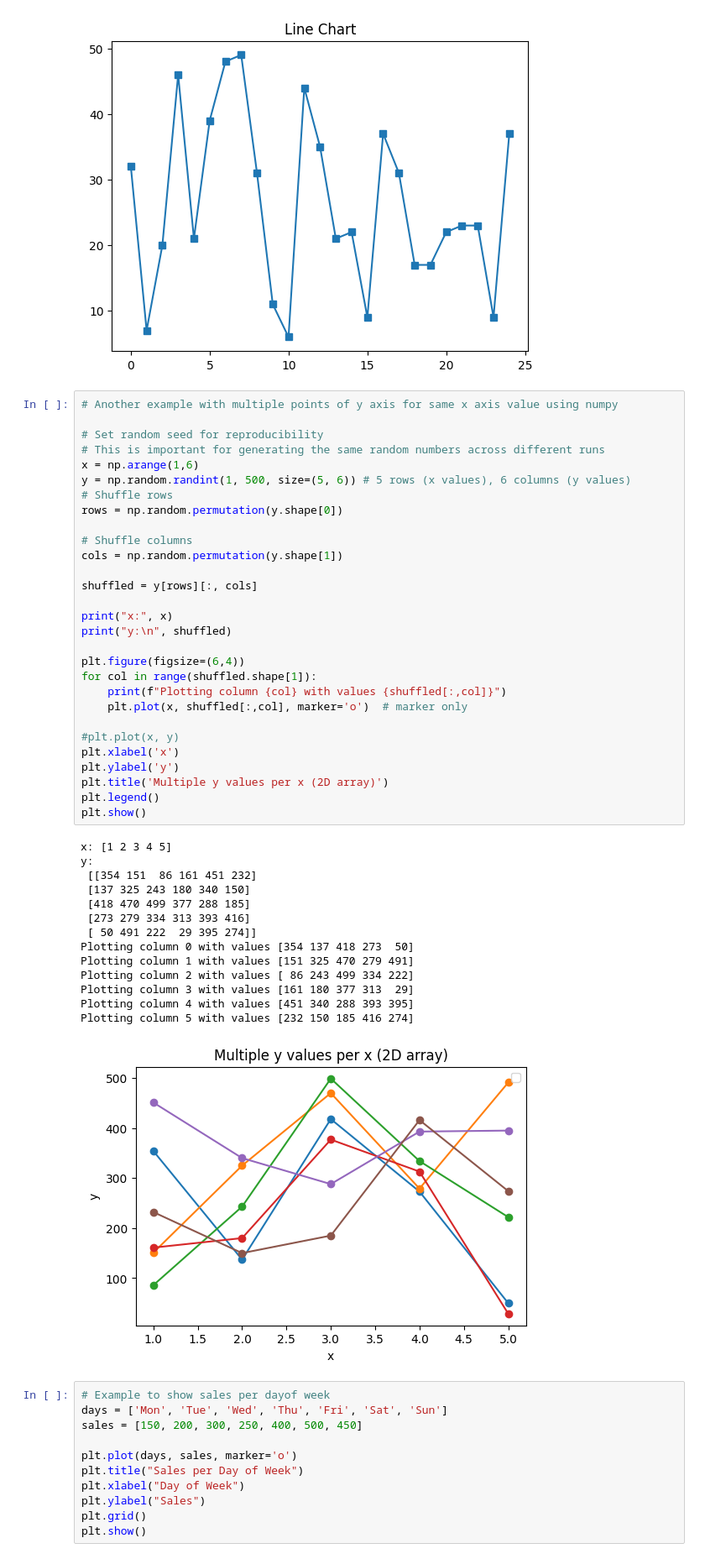
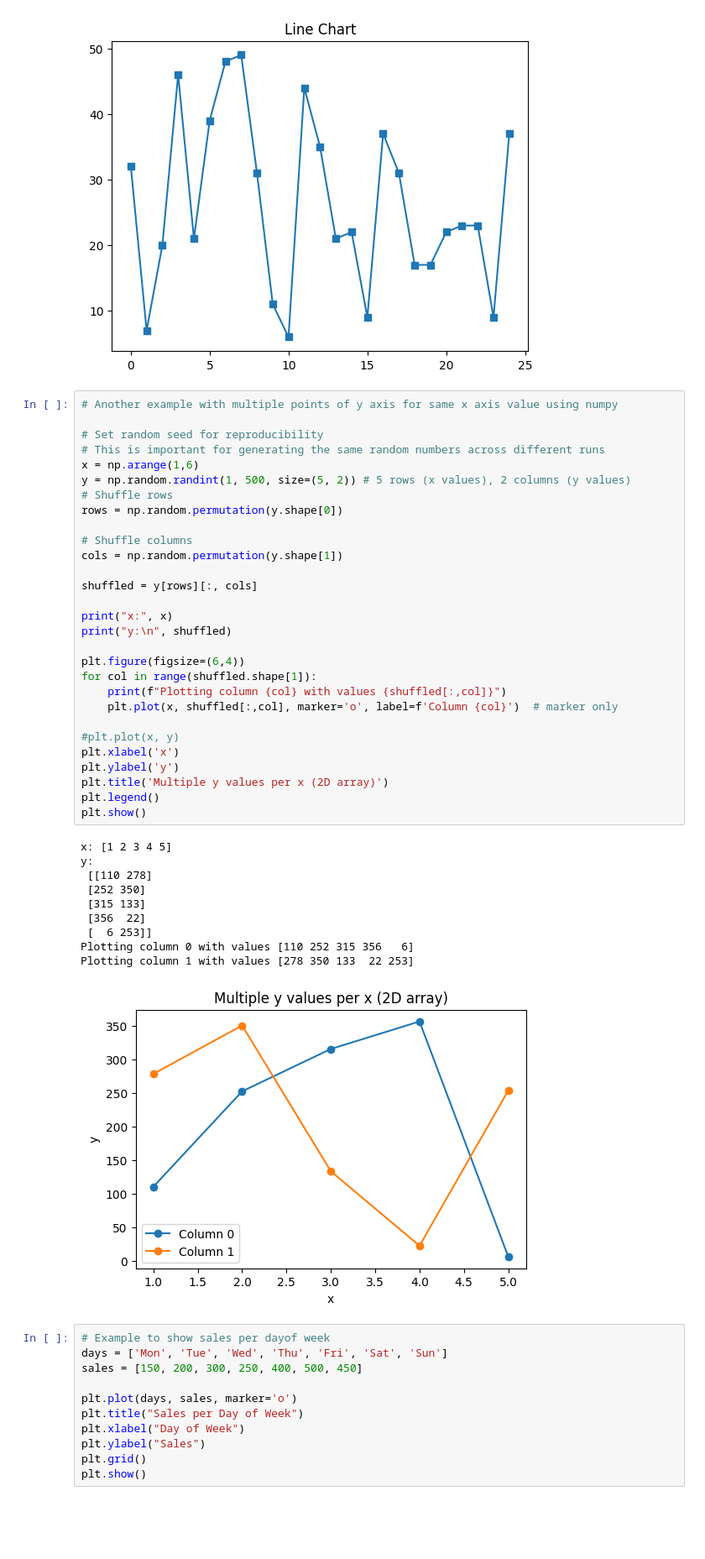
Before and after one commit to maddy819/PythonLibs, a Jupyter notebook: Matplotlib/app.ipynb, the cells around one changed output. Shown at 84% size. Cells and saved outputs as stored; diff of their text form; blank space fills up the shorter version.

Commit message:
Fixed legend issue in Matplotlib library examples

```diff
--- a/Matplotlib/app.ipynb
+++ b/Matplotlib/app.ipynb
@@ -24,47 +24,43 @@ plt.show()
 # %%
 # Another example with multiple points of y axis for same x axis value using numpy
 
 # Set random seed for reproducibility
 # This is important for generating the same random numbers across different runs
 x = np.arange(1,6)
-y = np.random.randint(1, 500, size=(5, 6)) # 5 rows (x values), 6 columns (y values)
+y = np.random.randint(1, 500, size=(5, 2)) # 5 rows (x values), 2 columns (y values)
 # Shuffle rows
 rows = np.random.permutation(y.shape[0])
 
 # Shuffle columns
 cols = np.random.permutation(y.shape[1])
 
 shuffled = y[rows][:, cols]
 
 print("x:", x)
 print("y:\n", shuffled)
 
 plt.figure(figsize=(6,4))
 for col in range(shuffled.shape[1]):
     print(f"Plotting column {col} with values {shuffled[:,col]}")
-    plt.plot(x, shuffled[:,col], marker='o')  # marker only
+    plt.plot(x, shuffled[:,col], marker='o', label=f'Column {col}')  # marker only
 
 #plt.plot(x, y)
 plt.xlabel('x')
 plt.ylabel('y')
 plt.title('Multiple y values per x (2D array)')
 plt.legend()
 plt.show()
 # %% [output]
 x: [1 2 3 4 5]
 y:
- [[354 151  86 161 451 232]
- [137 325 243 180 340 150]
- [418 470 499 377 288 185]
- [273 279 334 313 393 416]
- [ 50 491 222  29 395 274]]
-Plotting column 0 with values [354 137 418 273  50]
-Plotting column 1 with values [151 325 470 279 491]
-Plotting column 2 with values [ 86 243 499 334 222]
-Plotting column 3 with values [161 180 377 313  29]
-Plotting column 4 with values [451 340 288 393 395]
-Plotting column 5 with values [232 150 185 416 274]
+ [[110 278]
+ [252 350]
+ [315 133]
+ [356  22]
+ [  6 253]]
+Plotting column 0 with values [110 252 315 356   6]
+Plotting column 1 with values [278 350 133  22 253]
-[figure, old version]
+[figure, new version]
 # %%
 # Example to show sales per dayof week
 days = ['Mon', 'Tue', 'Wed', 'Thu', 'Fri', 'Sat', 'Sun']
```
